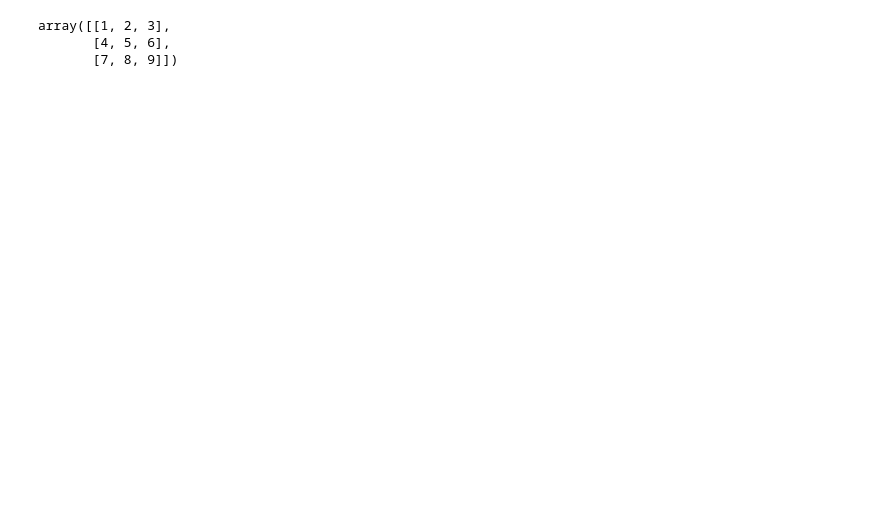
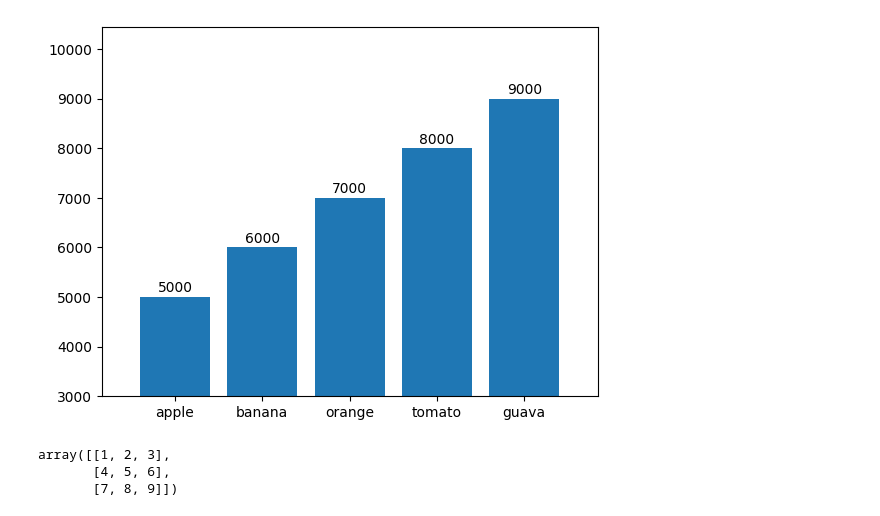
Before and after one commit to POPOYANG97/2024_10_22__gjun_ai_, a Jupyter notebook: lesson13/lesson13_3.ipynb, the cells around one changed output. Saved outputs shown, nothing was run; the diff lists cells and outputs as text; code cells hidden in the pictures; blank space fills up the shorter version.

```diff
--- a/lesson13/lesson13_3.ipynb
+++ b/lesson13/lesson13_3.ipynb
@@ -1,3 +17,22 @@
+# %%
+index = [3, 4, 5, 6, 7]
+subject = ['apple', 'banana', 'orange', 'tomato', 'guava']
+values = [5000, 6000, 7000, 8000, 9000]
+figure = plt.figure()
+axes = figure.add_subplot()
+axes.bar(index, values)
+axes.set_xticks(index,labels=subject)
+xmin, xmax, ymin, ymax = axes.axis()
+xmin -= 0.2
+xmax += 0.2
+ymin = 3000
+ymax += 1000
+axes.axis(xmin = xmin, xmax = xmax, ymin = ymin, ymax = ymax)
+for idy,x in enumerate(index):
+    axes.annotate(str(values[idy]),(x-0.2,values[idy]+100))
+plt.show()
+# %% [output]
+[figure, added]
 # %%
 import numpy as np
 arr2d = np.array([[1, 2, 3],[4, 5, 6],[7, 8, 9]])
```
Also changed, not shown: parts of 4 cells of this notebook, 2 other files.
